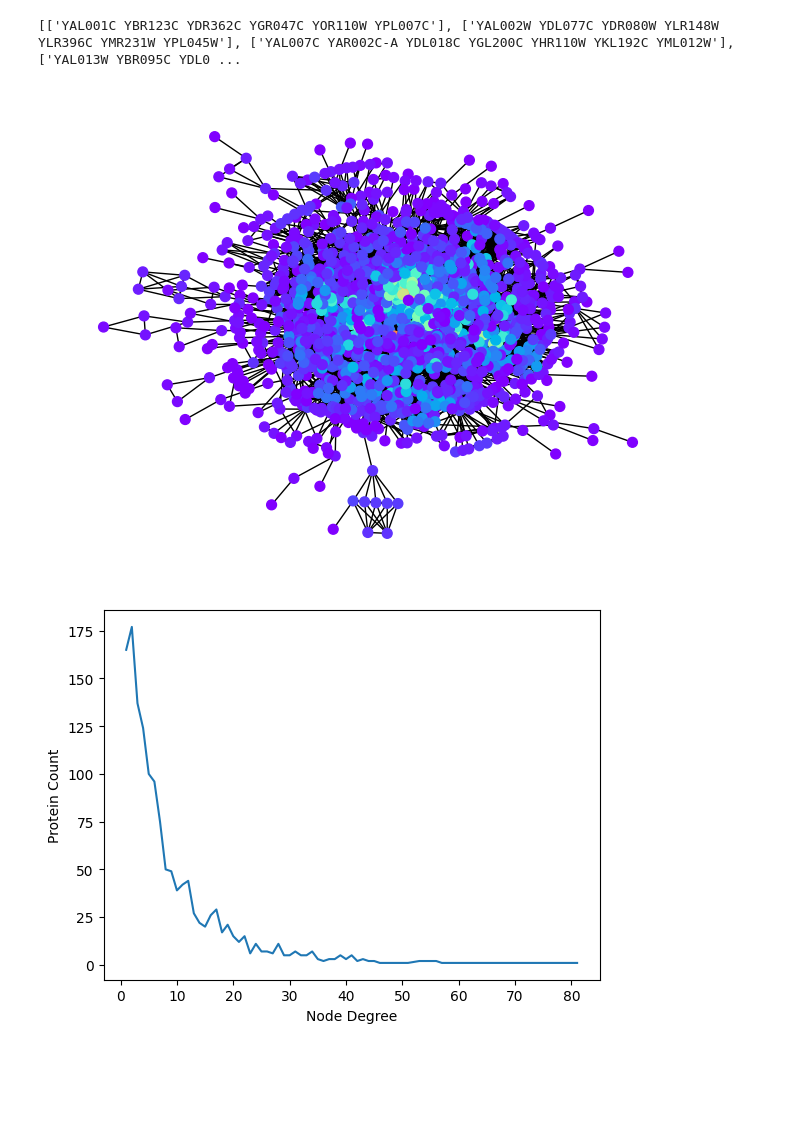
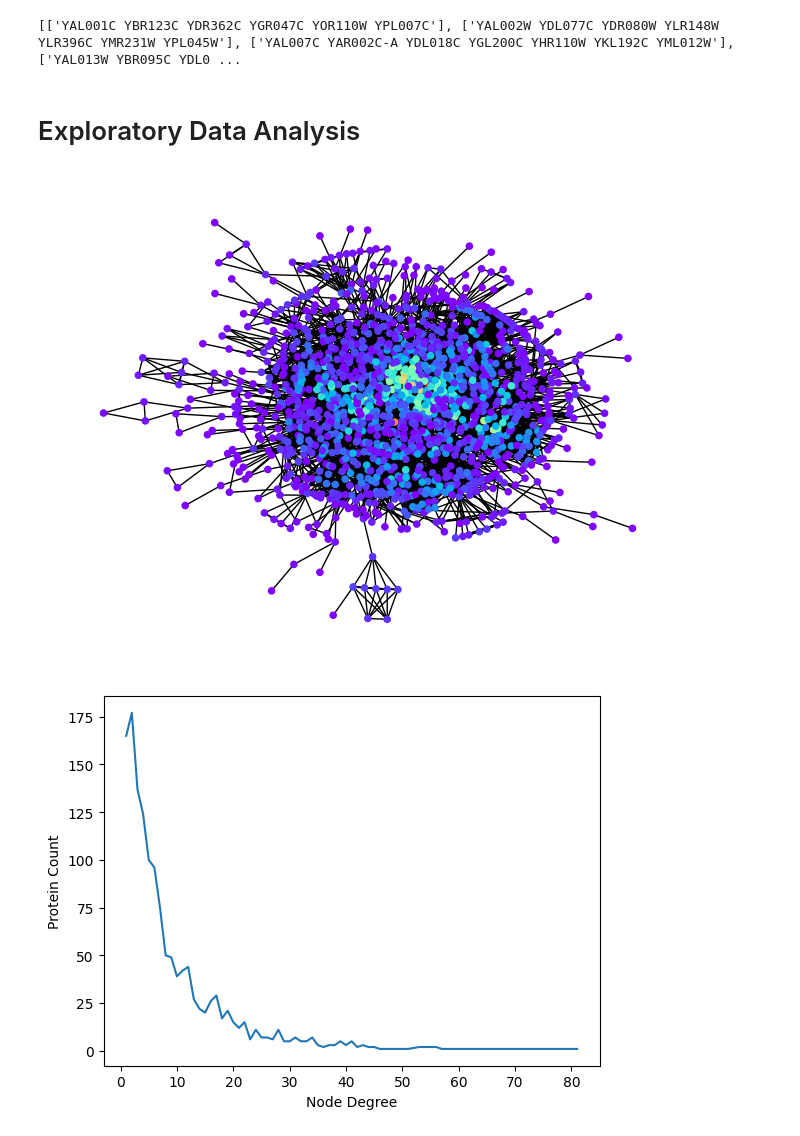
Before and after one commit to mehdimerbah/TDA-PPIN, a Jupyter notebook: tda/TDA_PPI_Node_Classification_Gavin-Network.ipynb, the cells around one changed output. Saved outputs shown, nothing was run; the diff lists cells and outputs as text; code cells hidden in the pictures; blank space fills up the shorter version.

Commit message:
Updated Gavin notebook

```diff
--- a/tda/TDA_PPI_Node_Classification_Gavin-Network.ipynb
+++ b/tda/TDA_PPI_Node_Classification_Gavin-Network.ipynb
@@ -14,9 +14,9 @@ from igraph import Graph
 from IPython.display import SVG, display
 import matplotlib.pyplot as plt
 # %%
-ppi_df = pd.read_table("../../data/Gavin_PPI_Network.txt", header=0)
-ppi_df.columns = ["ProteinA", "ProteinB"]
-ppi_df.head()
+gavin_ppi_df = pd.read_table("../../data/Gavin_PPI_Network.txt", header=0)
+gavin_ppi_df.columns = ["ProteinA", "ProteinB"]
+gavin_ppi_df.head()
 # %% [output]
 |  | ProteinA | ProteinB |
 | 0 | YBR119W | YML046W |
@@ -35,26 +35,28 @@ with open("../../data/Gavin_Original_Communities.txt") as complexes:
 print(complexes_list)
 # %% [output]
 [['YAL001C YBR123C YDR362C YGR047C YOR110W YPL007C'], ['YAL002W YDL077C YDR080W YLR148W YLR396C YMR231W YPL045W'], ['YAL007C YAR002C-A YDL018C YGL200C YHR110W YKL192C YML012W'], ['YAL013W YBR095C YDL0 ...
+# %% [markdown]
+# Exploratory Data Analysis
 # %%
 gavin_protein_net = nx.from_pandas_edgelist(
-    ppi_df,
+    gavin_ppi_df,
     source='ProteinA',
     target='ProteinB'
 )
 # %%
 scaled_degree = [d[1]*50 for d in nx.degree(gavin_protein_net)]
 nx.draw_kamada_kawai(gavin_protein_net,
         # Weights Based on Column
         width=list(nx.get_edge_attributes(gavin_protein_net, 'SemSim').values()),
         # Node size based on degree
-        node_size=50,
+        node_size=20,
         # Colour Based on Degree
         node_color=scaled_degree,
         # Set color map to determine colours
         cmap='rainbow',
         with_labels=False)
 # %% [output]
-[figure, old version]
+[figure, new version]
 # %%
 ## Node Degree Viualization
 ## The following is just to check the distribution of the node degrees. As it seems like there are highly central nodes
```
Also changed, not shown: parts of 3 cells of this notebook.
